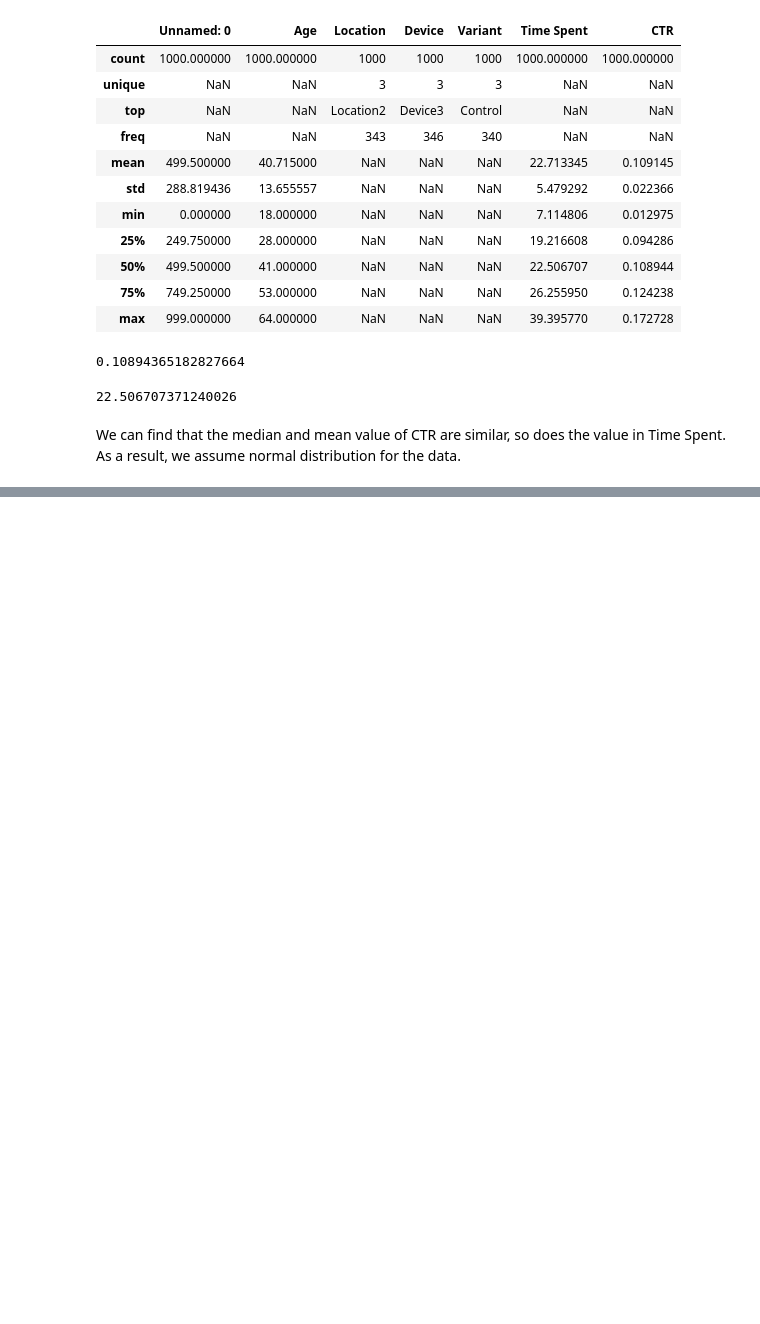
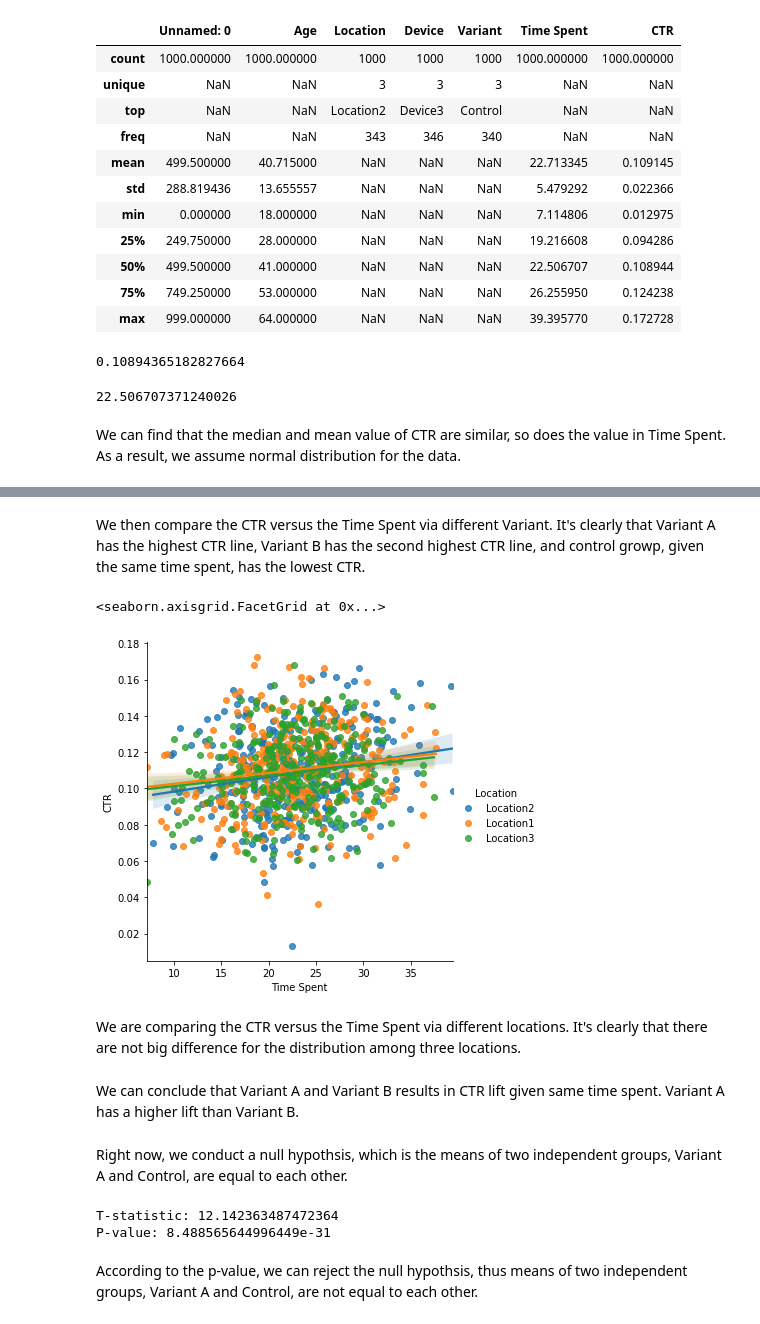
Before and after one commit to leningschulich/schulich_data_science, a Jupyter notebook: MBAN_Assignment2.ipynb, the cells around one changed output, grey strips where cells are left out. Drawn from its saved outputs; the diff is of its cells as text; code cells hidden in the pictures; blank space fills up the shorter version.

```diff
--- a/MBAN_Assignment2.ipynb
+++ b/MBAN_Assignment2.ipynb
@@ -79,0 +92,28 @@ We can find that the median and mean value of CTR are similar, so does the value
+# %% [markdown]
+We then compare the CTR versus the Time Spent via different Variant. It's clearly that Variant A has the highest CTR line, Variant B has the second highest CTR line, and control growp, given the same time spent, has the lowest CTR.
+# %%
+sns.lmplot(data = df, x='Time Spent', y='CTR', hue = 'Location')
+# %% [output]
+<seaborn.axisgrid.FacetGrid at 0x...>
+[figure, added]
+# %% [markdown]
+We are comparing the CTR versus the Time Spent via different locations. It's clearly that there are not big difference for the distribution among three locations.
+# %% [markdown]
+We can conclude that Variant A and Variant B results in CTR lift given same time spent. Variant A has a higher lift than Variant B.
+# %% [markdown]
+Right now, we conduct a null hypothsis, which is the means of two independent groups, Variant A and Control, are equal to each other.
+# %%
+
+Variation_A_time = df[df['Variant'] == 'Variant A']['Time Spent']
+Variation_B_time = df[df['Variant'] == 'Variant B']['Time Spent']
+Control_time = df[df['Variant'] == 'Control']['Time Spent']
+
+t_stat, p_val = stats.ttest_ind(Variation_A_time, Control_time)
+
+print(f"T-statistic: {t_stat}")
+print(f"P-value: {p_val}")
+# %% [output]
+T-statistic: 12.142363487472364
+P-value: 8.488565644996449e-31
+# %% [markdown]
+According to the p-value, we can reject the null hypothsis, thus means of two independent groups, Variant A and Control, are not equal to each other.
```
Also changed, not shown: parts of 29 cells of this notebook.
